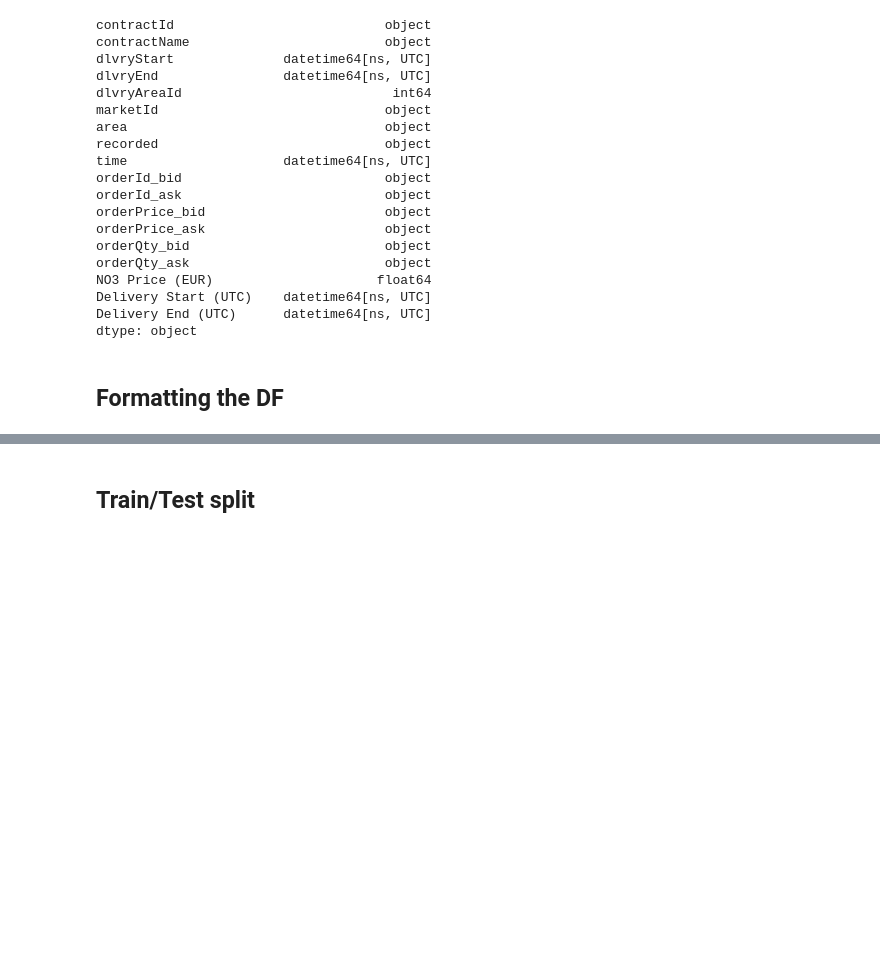
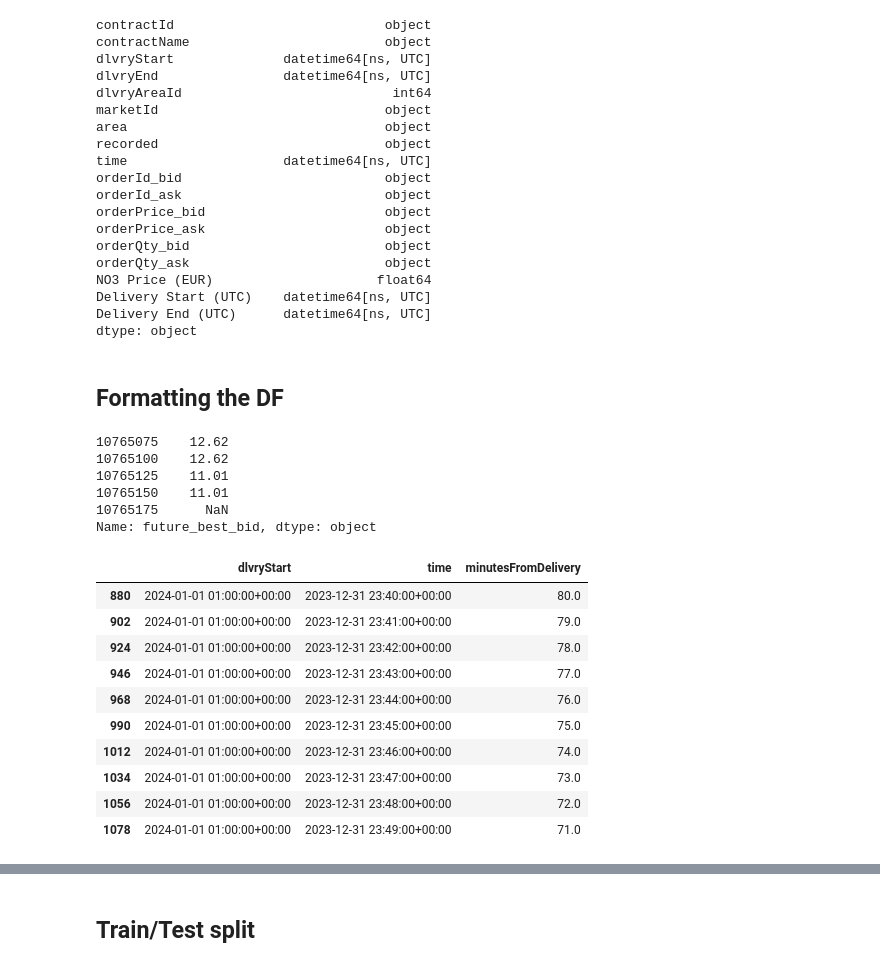
Before and after one commit to axelandreassen/Forecasting-ID-prices, a Jupyter notebook: DataPrep.ipynb, the cells around one changed output, grey strips where cells are left out. Drawn from its saved outputs; the diff is of its cells as text; code cells hidden in the pictures; blank space fills up the shorter version.

```diff
--- a/DataPrep.ipynb
+++ b/DataPrep.ipynb
@@ -348,6 +353,15 @@ def findBestFarPrice(df):
 # %%
 #df = setIndex(df) # Maybe not needed
 #df = dropColumns(df) # Maybe better to just exclude in the FEATURES
+# %%
+df['future_best_bid'].tail(5)
+# %% [output]
+10765075    12.62
+10765100    12.62
+10765125    11.01
+10765150    11.01
+10765175      NaN
+Name: future_best_bid, dtype: object
 # %%
 #df = createTimeColumns(df) # Creates columns out of dlvryStart and time
 #df = sortByDlvryStart(df) # Sorts the dataframe by dlvyStart and then time
@@ -361,0 +377,14 @@ def findBestFarPrice(df):
+# %%
+df[['dlvryStart', 'time', 'minutesFromDelivery']].iloc[40:50]
+# %% [output]
+|  | dlvryStart | time | minutesFromDelivery |
+| 880 | 2024-01-01 01:00:00+00:00 | 2023-12-31 23:40:00+00:00 | 80.0 |
+| 902 | 2024-01-01 01:00:00+00:00 | 2023-12-31 23:41:00+00:00 | 79.0 |
+| 924 | 2024-01-01 01:00:00+00:00 | 2023-12-31 23:42:00+00:00 | 78.0 |
+| 946 | 2024-01-01 01:00:00+00:00 | 2023-12-31 23:43:00+00:00 | 77.0 |
+| 968 | 2024-01-01 01:00:00+00:00 | 2023-12-31 23:44:00+00:00 | 76.0 |
+| 990 | 2024-01-01 01:00:00+00:00 | 2023-12-31 23:45:00+00:00 | 75.0 |
+| 1012 | 2024-01-01 01:00:00+00:00 | 2023-12-31 23:46:00+00:00 | 74.0 |
+| 1034 | 2024-01-01 01:00:00+00:00 | 2023-12-31 23:47:00+00:00 | 73.0 |
+| 1056 | 2024-01-01 01:00:00+00:00 | 2023-12-31 23:48:00+00:00 | 72.0 |
+| 1078 | 2024-01-01 01:00:00+00:00 | 2023-12-31 23:49:00+00:00 | 71.0 |
```
Also changed, not shown: parts of 12 cells of this notebook.
